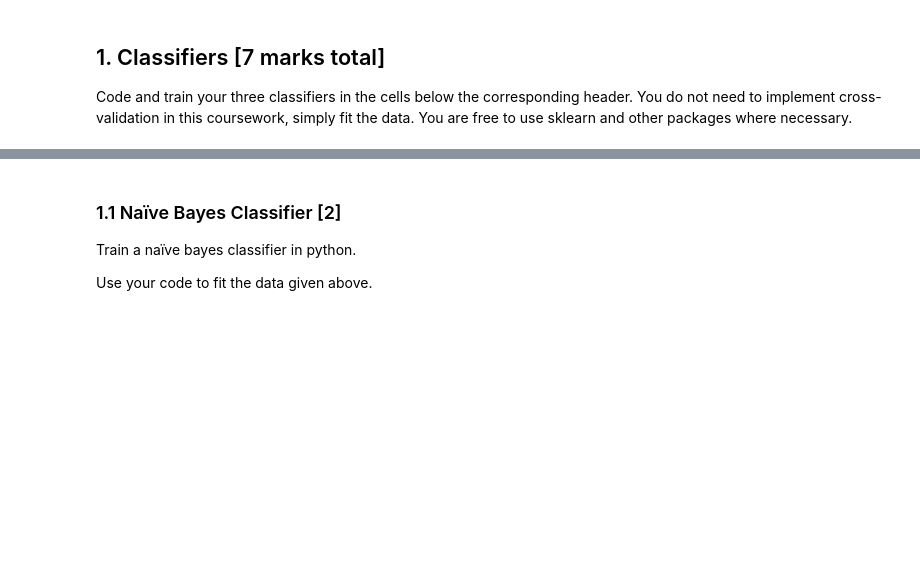
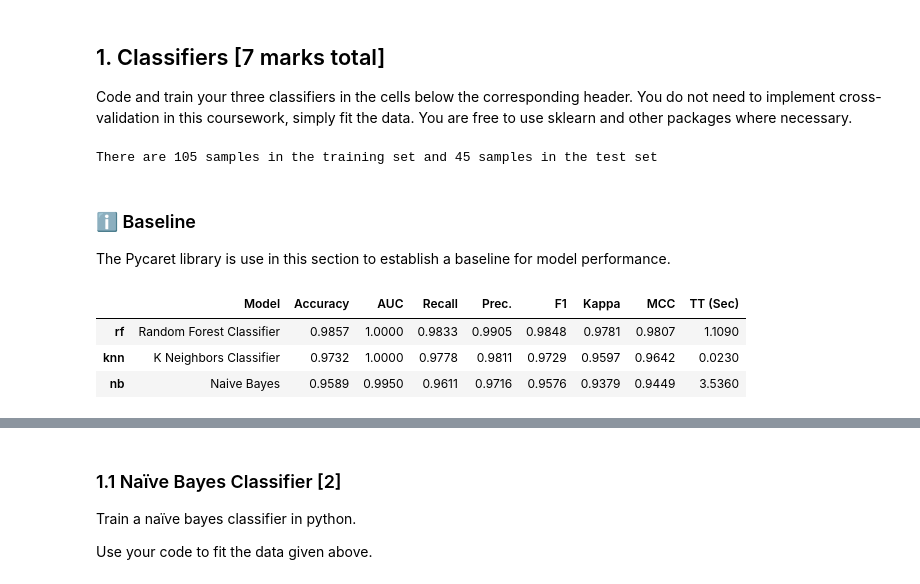
Before and after one commit to JohnnyFoulds/dsm040-2021-oct, a Jupyter notebook: coursework_02/CW2.ipynb, the cells around one changed output, grey strips where cells are left out. Cells and saved outputs as stored; diff of their text form; code cells hidden in the pictures; blank space fills up the shorter version.

```diff
--- a/coursework_02/CW2.ipynb
+++ b/coursework_02/CW2.ipynb
@@ -40,0 +61,10 @@ iris = datasets.load_iris() # load data
+# %%
+# split the dataset into training and test data
+X_train, X_test, y_train, y_test = train_test_split(X, y, test_size=0.3, random_state=random_state)
+print('There are %d samples in the training set and %d samples in the test set' % (X_train.shape[0], X_test.shape[0]))
+# %% [output]
+There are 105 samples in the training set and 45 samples in the test set
+# %% [markdown]
+### ℹ️ Baseline
+
+The Pycaret library is use in this section to establish a baseline for model performance.
@@ -40,0 +90,8 @@ iris = datasets.load_iris() # load data
+# %%
+# train a naive bayes, random forest, and knn classification model
+models = compare_models(include=['nb', 'rf', 'knn'], n_select=3)
+# %% [output]
+|  | Model | Accuracy | AUC | Recall | Prec. | F1 | Kappa | MCC | TT (Sec) |
+| rf | Random Forest Classifier | 0.9857 | 1.0000 | 0.9833 | 0.9905 | 0.9848 | 0.9781 | 0.9807 | 1.1090 |
+| knn | K Neighbors Classifier | 0.9732 | 1.0000 | 0.9778 | 0.9811 | 0.9729 | 0.9597 | 0.9642 | 0.0230 |
+| nb | Naive Bayes | 0.9589 | 0.9950 | 0.9611 | 0.9716 | 0.9576 | 0.9379 | 0.9449 | 3.5360 |
```
Also changed, not shown: parts of 14 cells of this notebook, 1 other file.
